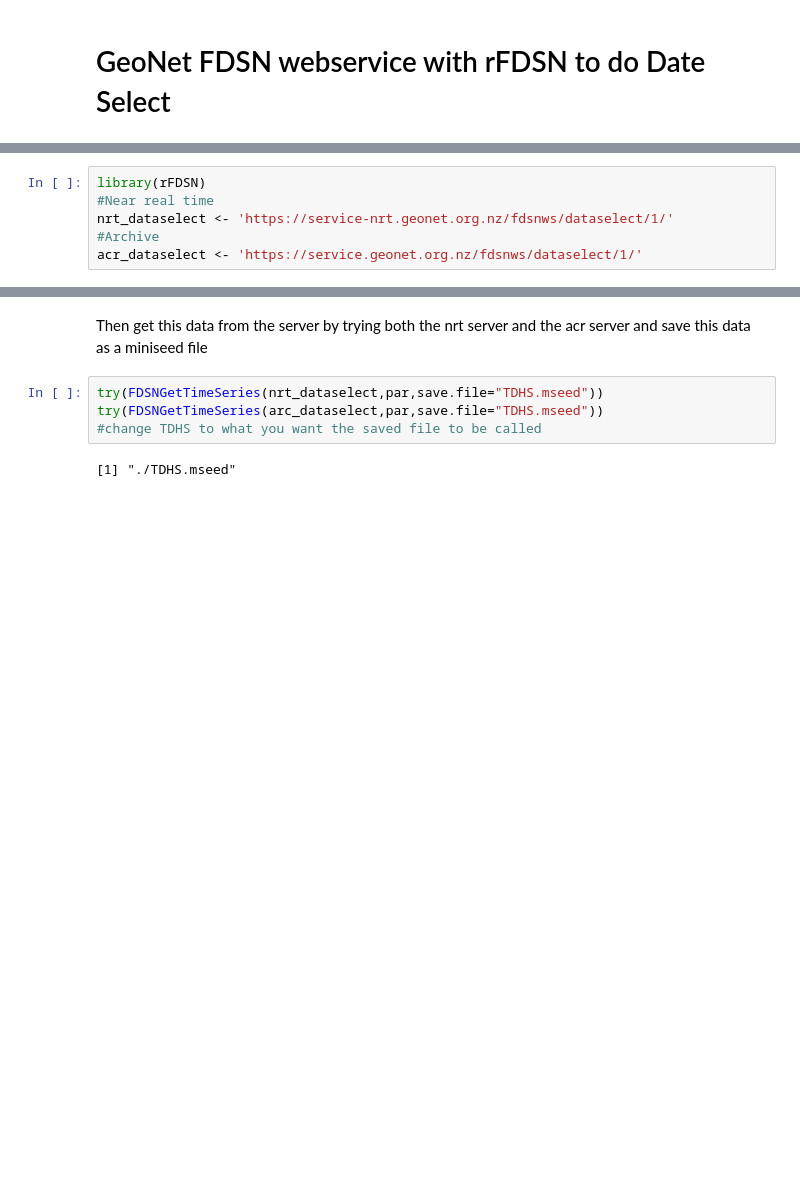
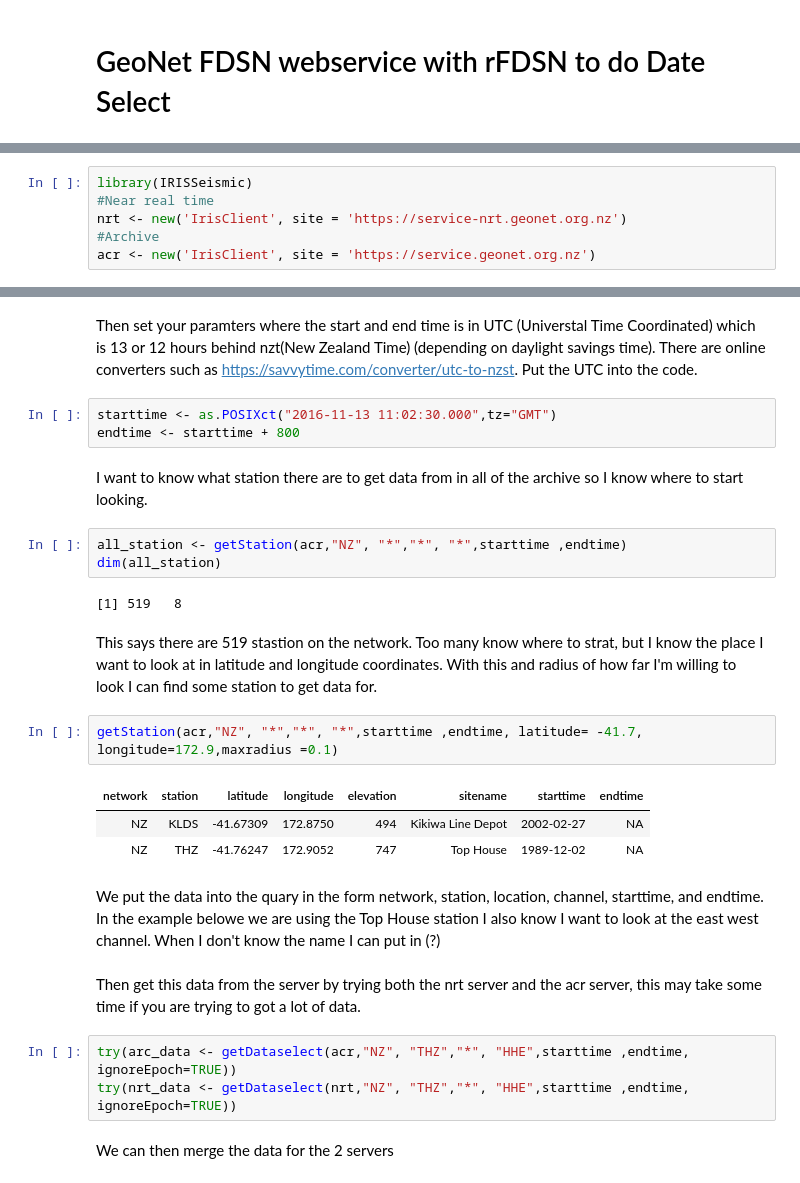
Before and after one commit to GeoNet/fdsn, a Jupyter notebook: examples/GeoNet_FDSN_demo_R_dataselect.ipynb, the cells around one changed output, grey strips where cells are left out. Cells and saved outputs as stored; diff of their text form; blank space fills up the shorter version.

```diff
--- a/examples/GeoNet_FDSN_demo_R_dataselect.ipynb
+++ b/examples/GeoNet_FDSN_demo_R_dataselect.ipynb
@@ -10,6 +21,6 @@ Frist inport your librarys and set your urls
 # %%
-library(rFDSN)
+library(IRISSeismic)
 #Near real time
-nrt_dataselect <- 'https://service-nrt.geonet.org.nz/fdsnws/dataselect/1/'
+nrt <- new('IrisClient', site = 'https://service-nrt.geonet.org.nz')
 #Archive
-acr_dataselect <- 'https://service.geonet.org.nz/fdsnws/dataselect/1/'
+acr <- new('IrisClient', site = 'https://service.geonet.org.nz')
@@ -36,8 +27,29 @@ par <- list(
+# %% [markdown]
+Then set your paramters where the start and end time is in UTC (Universtal Time Coordinated) which is 13 or 12 hours behind nzt(New Zealand Time) (depending on daylight savings time). There are online converters such as https://savvytime.com/converter/utc-to-nzst. Put the UTC into the code.
+# %%
+starttime <- as.POSIXct("2016-11-13 11:02:30.000",tz="GMT")
+endtime <- starttime + 800
+# %% [markdown]
+I want to know what station there are to get data from in all of the archive so I know where to start looking.
+# %%
+all_station <- getStation(acr,"NZ", "*","*", "*",starttime ,endtime)
+dim(all_station)
+# %% [output]
+[1] 519   8
+# %% [markdown]
+This says there are 519 stastion on the network. Too many know where to strat, but I know the place I want to look at in latitude and longitude coordinates. With this and radius of how far I'm willing to look I can find some station to get data for.
+# %%
+getStation(acr,"NZ", "*","*", "*",starttime ,endtime, latitude= -41.7, longitude=172.9,maxradius =0.1)
+# %% [output]
+| network | station | latitude | longitude | elevation | sitename | starttime | endtime |
+| NZ | KLDS | -41.67309 | 172.8750 | 494 | Kikiwa Line Depot | 2002-02-27 | NA |
+| NZ | THZ | -41.76247 | 172.9052 | 747 | Top House | 1989-12-02 | NA |
+# %% [markdown]
+We put the data into the quary in the form network, station, location, channel, starttime, and endtime. In the example belowe we are using the Top House station I also know I want to look at the east west channel. When I don't know the name I can put in (?)
 # %% [markdown]
-Then get this data from the server by trying both the nrt server and the acr server and save this data as a miniseed file
+Then get this data from the server by trying both the nrt server and the acr server, this may take some time if you are trying to got a lot of data.
-# %%
-try(FDSNGetTimeSeries(nrt_dataselect,par,save.file="TDHS.mseed"))
-try(FDSNGetTimeSeries(arc_dataselect,par,save.file="TDHS.mseed"))
-#change TDHS to what you want the saved file to be called
-# %% [output]
-[1] "./TDHS.mseed"
+# %%
+try(arc_data <- getDataselect(acr,"NZ", "THZ","*", "HHE",starttime ,endtime, ignoreEpoch=TRUE))
+try(nrt_data <- getDataselect(nrt,"NZ", "THZ","*", "HHE",starttime ,endtime, ignoreEpoch=TRUE))
+# %% [markdown]
+We can then merge the data for the 2 servers
```
Also changed, not shown: parts of 23 cells of this notebook.
